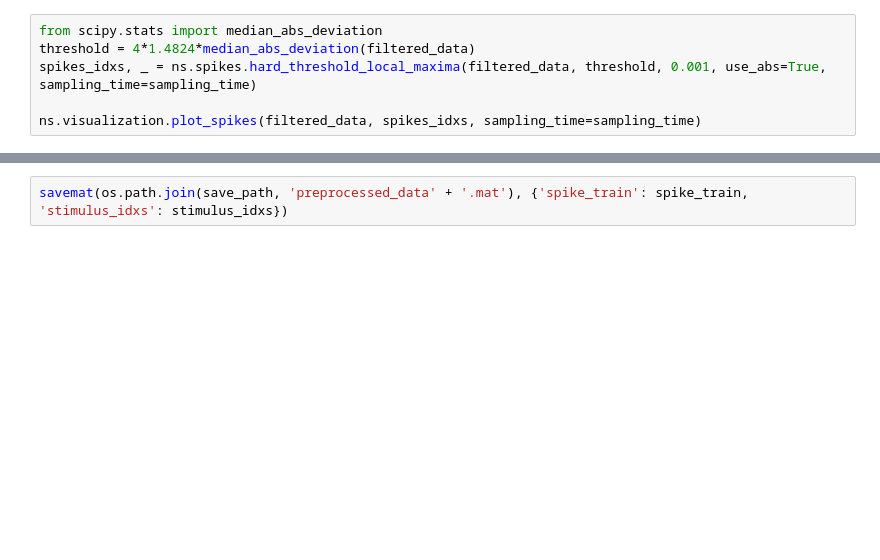
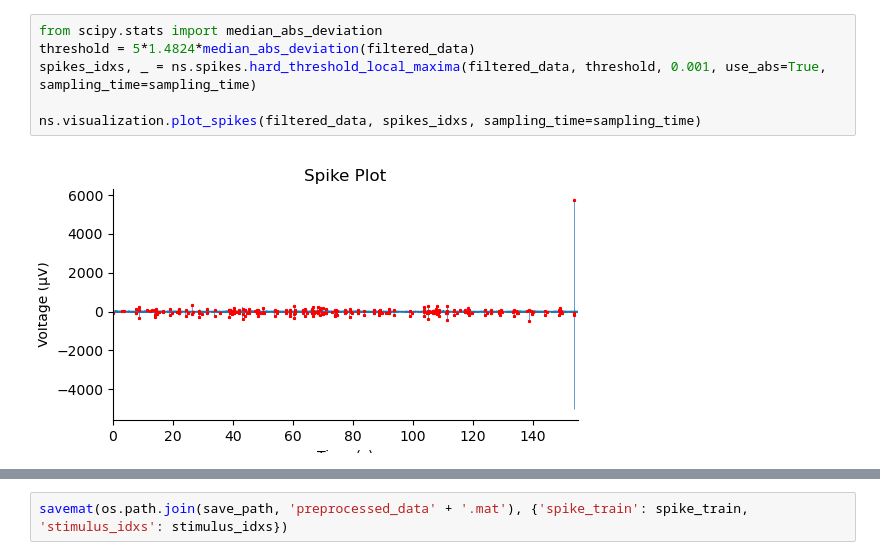
Before and after one commit to FrancescoNegri/neural-signal-analysis-project, a Jupyter notebook: preprocessing.ipynb, the cells around one changed output, grey strips where cells are left out. Cells and saved outputs as stored; diff of their text form; blank space fills up the shorter version.

```diff
--- a/preprocessing.ipynb
+++ b/preprocessing.ipynb
@@ -107,9 +111,11 @@ ns.visualization.plot_raw_data(filtered_data, sampling_time=sampling_time)
 # %%
 from scipy.stats import median_abs_deviation
-threshold = 4*1.4824*median_abs_deviation(filtered_data)
+threshold = 5*1.4824*median_abs_deviation(filtered_data)
 spikes_idxs, _ = ns.spikes.hard_threshold_local_maxima(filtered_data, threshold, 0.001, use_abs=True, sampling_time=sampling_time)
 
 ns.visualization.plot_spikes(filtered_data, spikes_idxs, sampling_time=sampling_time)
+# %% [output]
+[figure, added]
 # %%
 # ns.visualization.plot_spike_train([spikes_idxs, stimulus_idxs], channel_labels=['Spikes', 'Stimuli'], color=['#000000', '#FF0000'], linewidth=0.15, sampling_time=sampling_time, figsize=(9, 1), dpi=100)
 
```
Also changed, not shown: parts of 9 cells of this notebook.
